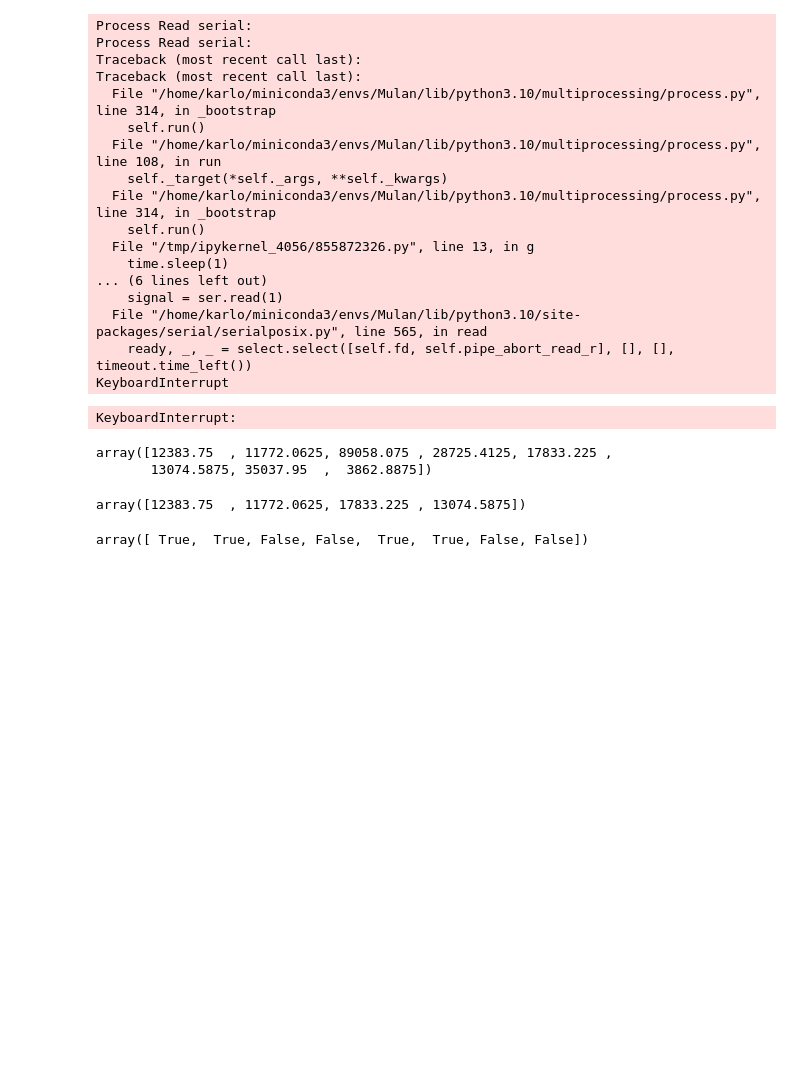
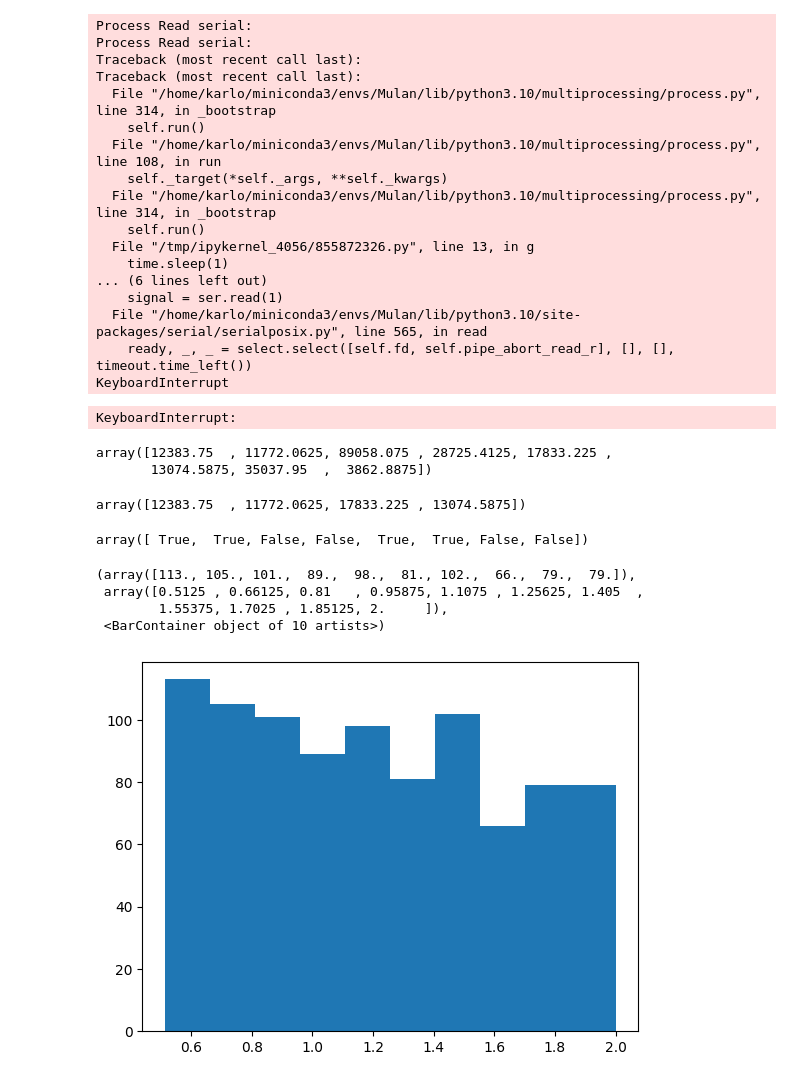
Before and after one commit to kmrakovcic/Mulan, a Jupyter notebook: data_acc_tests.ipynb, the cells around one changed output. Cells and saved outputs as stored; diff of their text form; code cells hidden in the pictures; blank space fills up the shorter version.

Commit message:
addaed histogram.

```diff
--- a/data_acc_tests.ipynb
+++ b/data_acc_tests.ipynb
@@ -104,3 +104,20 @@ array([12383.75  , 11772.0625, 17833.225 , 13074.5875])
 np.logical_and(data>10000, data<20000)
 # %% [output]
 array([ True,  True, False, False,  True,  True, False, False])
+# %%
+import pandas as pd
+import numpy as np
+df = pd.read_csv('test_data.csv')
+# %%
+data = np.array(df)
+# %%
+data_smisleno = data[np.logical_and(data<10, data>0.5)]
+# %%
+from matplotlib import pyplot as plt
+plt.hist(data_smisleno[data_smisleno<=2], bins=10)
+# %% [output]
+(array([113., 105., 101.,  89.,  98.,  81., 102.,  66.,  79.,  79.]),
+ array([0.5125 , 0.66125, 0.81   , 0.95875, 1.1075 , 1.25625, 1.405  ,
+        1.55375, 1.7025 , 1.85125, 2.     ]),
+ <BarContainer object of 10 artists>)
+[figure, added]
```
Also changed, not shown: parts of 9 cells of this notebook, 1 other file.
